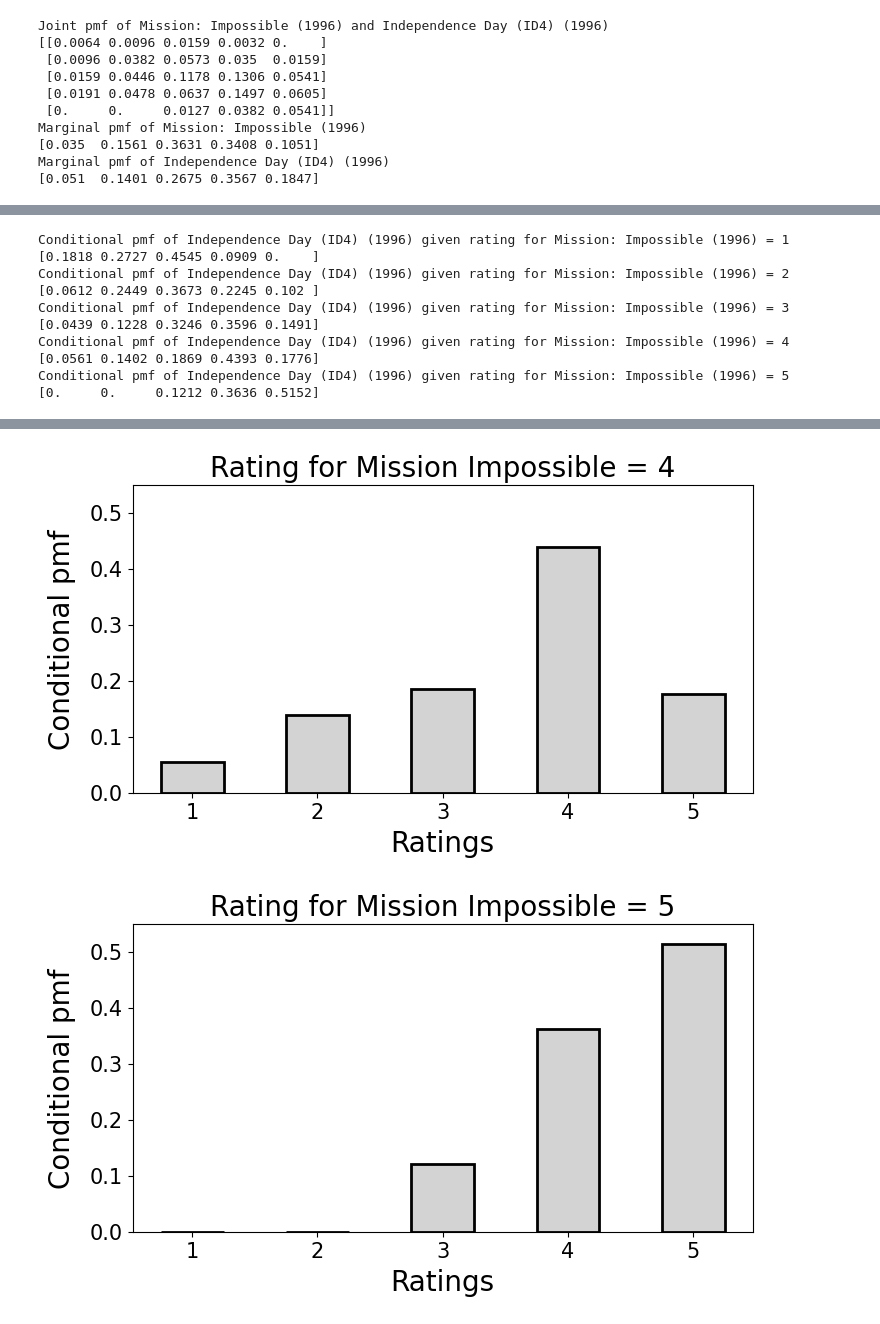
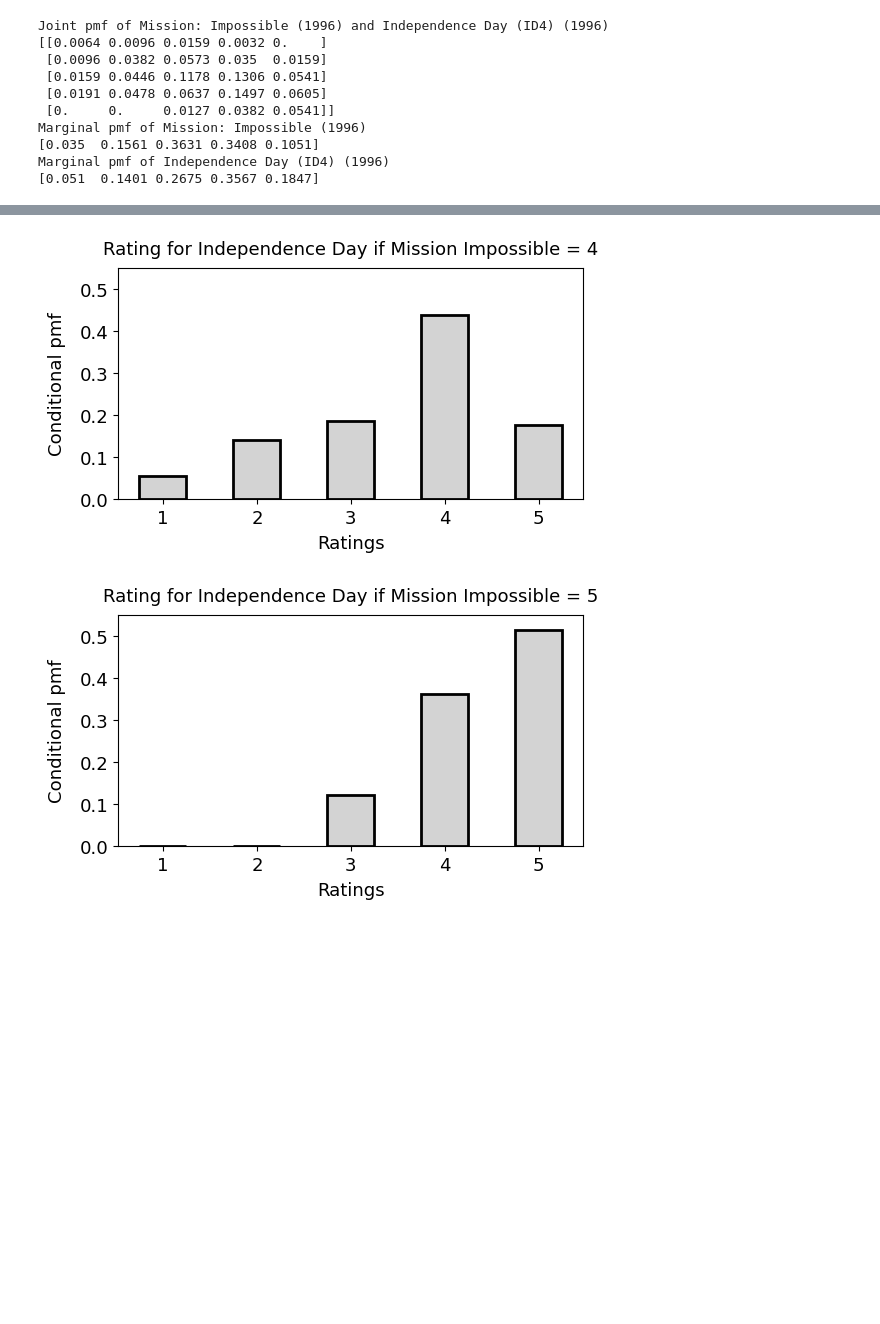
Before and after one commit to cfgranda/ps4ds, a Jupyter notebook: multiple_discrete_variables/movie_ratings.ipynb, the cells around one changed output, grey strips where cells are left out. Drawn from its saved outputs; the diff is of its cells as text; code cells hidden in the pictures; blank space fills up the shorter version.

```diff
--- a/multiple_discrete_variables/movie_ratings.ipynb
+++ b/multiple_discrete_variables/movie_ratings.ipynb
@@ -13,8 +13,8 @@ import pandas as pd
 import numpy as np
 import matplotlib.pyplot as plt
 
-font_size = 20
-font_size_ticks = 15
+font_size = 13
+font_size_ticks = 13
 
 rating_names = ['user_id', 'movie_id', 'rating', 'timestamp']
 ratings = pd.read_csv('../data/ml-100k/u.data', sep='\t', encoding='latin-1',names=rating_names)
@@ -114,11 +113,11 @@ Text(0.5, 1.0, 'Independence Day (ID4) (1996)')
 ymax = 0.55
 
 for rat in range(5):
-    print("Conditional pmf of " + movie_2 + " given rating for " + movie_1 + " = " + str(rat+1))
+    #print("Conditional pmf of " + movie_2 + " given rating for " + movie_1 + " = " + str(rat+1))
     cond_pmf_2_given_1 = joint_pmf[rat,:] / np.sum(joint_pmf[rat,:])
-    print(cond_pmf_2_given_1)
+    # print(cond_pmf_2_given_1)
 
-    plt.figure(figsize=(8,4))
+    plt.figure(figsize=(6,3))
     plt.bar(vals,cond_pmf_2_given_1, width = 0.5, color = "lightgray", edgecolor="black",linewidth = 2)
     plt.xticks(np.arange(1, 5+1, 1))
     plt.xticks(fontsize=font_size_ticks)
@@ -126,15 +125,5 @@ for rat in range(5):
     plt.ylim([0,ymax])
     plt.ylabel("Conditional pmf",fontsize=font_size,labelpad = 10)
     plt.xlabel("Ratings",fontsize=font_size,labelpad = 5)
-    plt.title("Rating for Mission Impossible = " + str(rat + 1),fontsize=font_size)
+    plt.title("Rating for Independence Day if Mission Impossible = " + str(rat + 1),fontsize=font_size,pad = 10);
 # %% [output]
-Conditional pmf of Independence Day (ID4) (1996) given rating for Mission: Impossible (1996) = 1
-[0.1818 0.2727 0.4545 0.0909 0.    ]
-Conditional pmf of Independence Day (ID4) (1996) given rating for Mission: Impossible (1996) = 2
-[0.0612 0.2449 0.3673 0.2245 0.102 ]
-Conditional pmf of Independence Day (ID4) (1996) given rating for Mission: Impossible (1996) = 3
-[0.0439 0.1228 0.3246 0.3596 0.1491]
-Conditional pmf of Independence Day (ID4) (1996) given rating for Mission: Impossible (1996) = 4
-[0.0561 0.1402 0.1869 0.4393 0.1776]
-Conditional pmf of Independence Day (ID4) (1996) given rating for Mission: Impossible (1996) = 5
-[0.     0.     0.1212 0.3636 0.5152]
@@ -144,2 +133,2 @@ Conditional pmf of Independence Day (ID4) (1996) given rating for Mission: Impos
-[figure, old version]
+[figure, new version]
-[figure, old version]
+[figure, new version]
```
Also changed, not shown: parts of 2 cells of this notebook, 4 other files.
